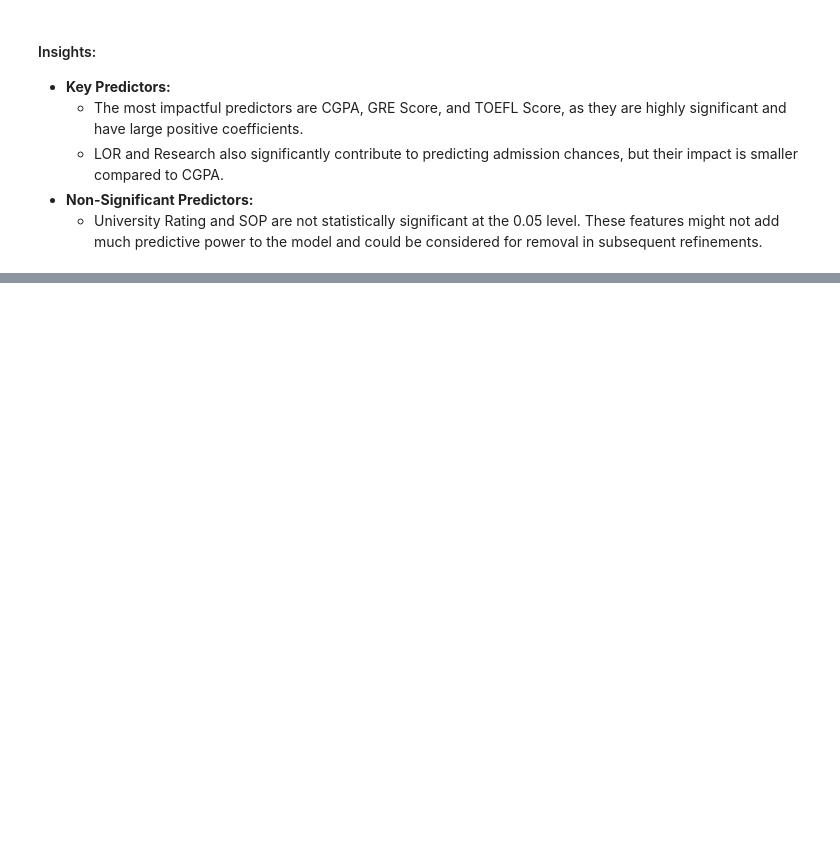
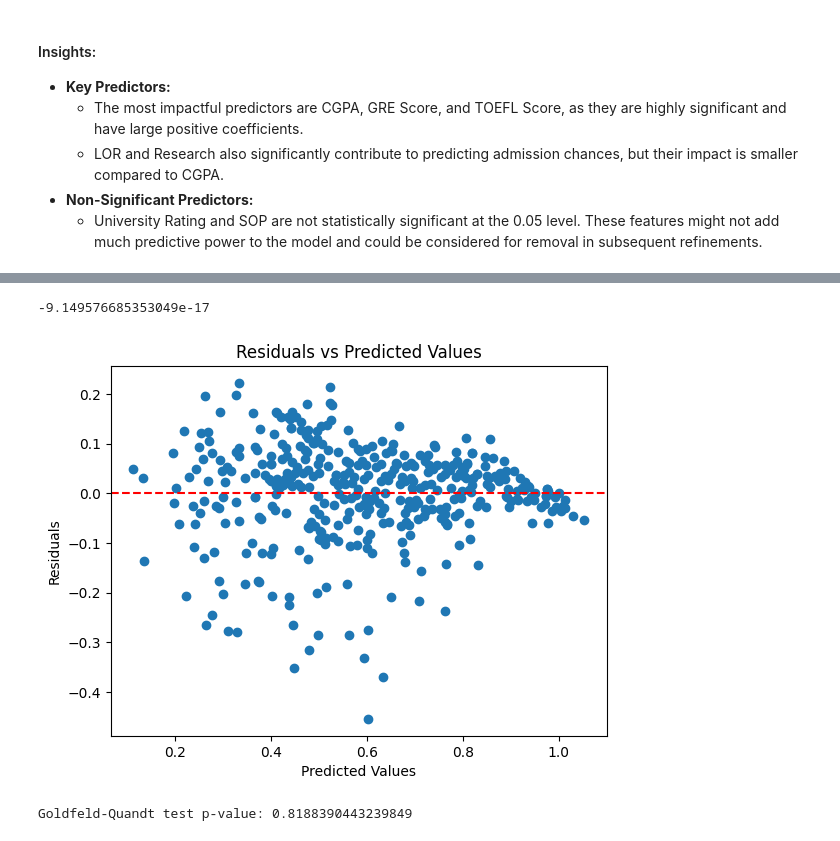
Before and after one commit to IshanSarkar/Education_Administration_Programs-Linear_Regression, a Jupyter notebook: python notebook/eap_lr.ipynb, the cells around one changed output, grey strips where cells are left out. Cells and saved outputs as stored; diff of their text form; code cells hidden in the pictures; blank space fills up the shorter version.

```diff
--- a/python notebook/eap_lr.ipynb
+++ b/python notebook/eap_lr.ipynb
@@ -670,0 +753,4 @@ Index(['GRE Score', 'TOEFL Score', 'University Rating', 'SOP', 'LOR ', 'CGPA',
+# %%
+x_sm = sm.add_constant(x_train_scaled)
+sm_model1 = sm.OLS(y_train_scaled, x_sm).fit()
+print(sm_model1.summary())
@@ -670,0 +775,23 @@ Index(['GRE Score', 'TOEFL Score', 'University Rating', 'SOP', 'LOR ', 'CGPA',
+# %%
+residuals=(y_train_scaled-sm_model1.predict(x_sm))
+residuals.mean()
+# %% [output]
+-9.149576685353049e-17
+# %%
+# Scatter plot of residuals vs predicted values
+predicted = sm_model1.predict(x_sm)
+plt.scatter(predicted, residuals)
+plt.axhline(0, color='red', linestyle='--')
+plt.xlabel('Predicted Values')
+plt.ylabel('Residuals')
+plt.title('Residuals vs Predicted Values')
+plt.show()
+# %% [output]
+[figure, added]
+# %%
+# Goldfeld-Quandt test
+from statsmodels.stats.diagnostic import het_goldfeldquandt
+gq_test = het_goldfeldquandt(residuals, x_sm)
+print("Goldfeld-Quandt test p-value:", gq_test[1])
+# %% [output]
+Goldfeld-Quandt test p-value: 0.8188390443239849
```
Also changed, not shown: parts of 63 cells of this notebook.
